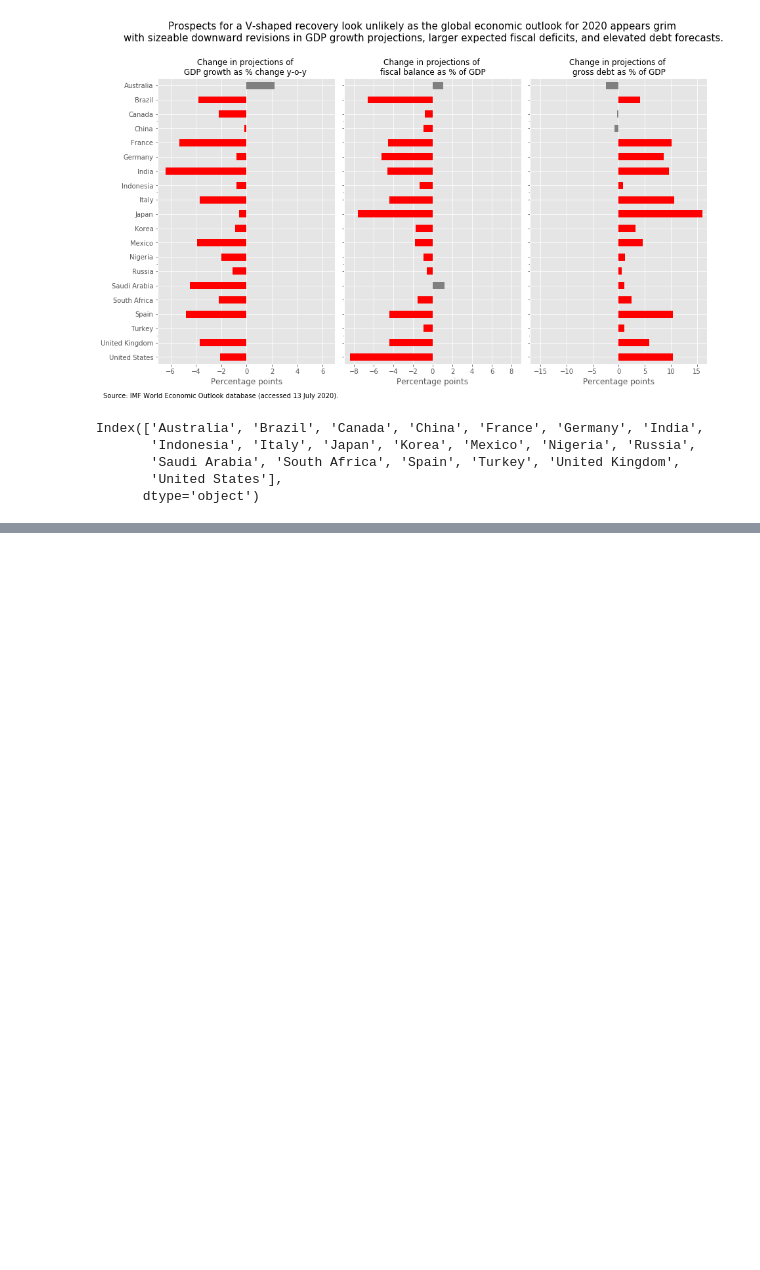
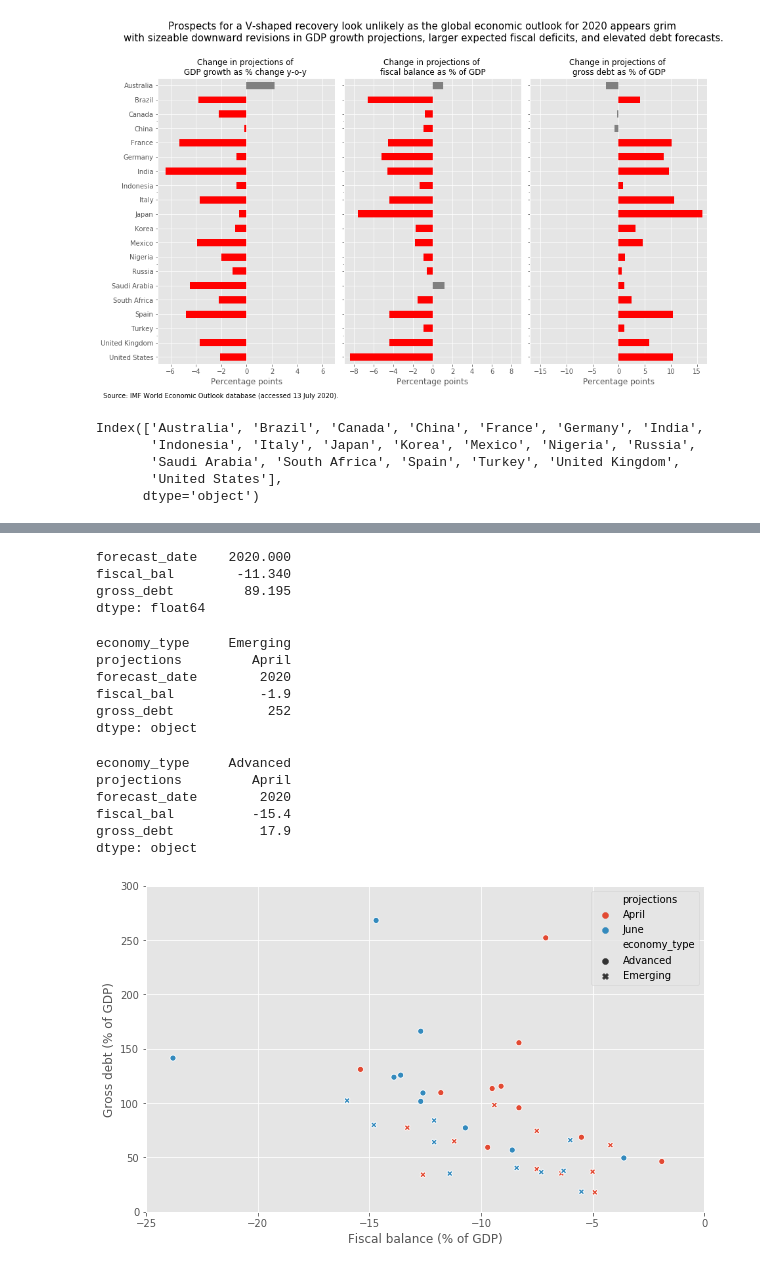
Before and after one commit to jessonpagaduan/IMFWEO-covid19, a Jupyter notebook: imf-weo-data.ipynb, the cells around one changed output, grey strips where cells are left out. Saved outputs shown, nothing was run; the diff lists cells and outputs as text; code cells hidden in the pictures; blank space fills up the shorter version.

```diff
--- a/imf-weo-data.ipynb
+++ b/imf-weo-data.ipynb
@@ -139,0 +401,39 @@ Index(['Australia', 'Brazil', 'Canada', 'China', 'France', 'Germany', 'India',
+# %%
+data_2020[data_2020.projections=='June'].mean()
+# %% [output]
+forecast_date    2020.000
+fiscal_bal        -11.340
+gross_debt         89.195
+dtype: float64
+# %%
+data_2020[data_2020.projections=='April'].max()
+# %% [output]
+economy_type     Emerging
+projections         April
+forecast_date        2020
+fiscal_bal           -1.9
+gross_debt            252
+dtype: object
+# %%
+data_2020[data_2020.projections=='April'].min()
+# %% [output]
+economy_type     Advanced
+projections         April
+forecast_date        2020
+fiscal_bal          -15.4
+gross_debt           17.9
+dtype: object
+# %%
+fig, ax = plt.subplots(figsize=(10, 6))
+ax = sns.scatterplot(x='fiscal_bal', y='gross_debt', hue='projections',
+                      style='economy_type', data=data_2020)
+ax.set(ylabel='Gross debt (% of GDP)', xlabel='Fiscal balance (% of GDP)',
+       xlim=(-25, 0), ylim=(0, 300))
+# ax.axhline(y=56.22, xmin=0, linestyle='--', color='b')
+# ax.axvline(x=-5.62, linestyle='--', color='b')
+# ax.axhline(y=89.195, linestyle='--', color='r')
+# ax.axvline(x=-11.34, ymin=0, ymax=252, linestyle='--', color='r')
+ax.legend()
+plt.show()
+# %% [output]
+[figure, added]
```
Also changed, not shown: parts of 30 cells of this notebook.
